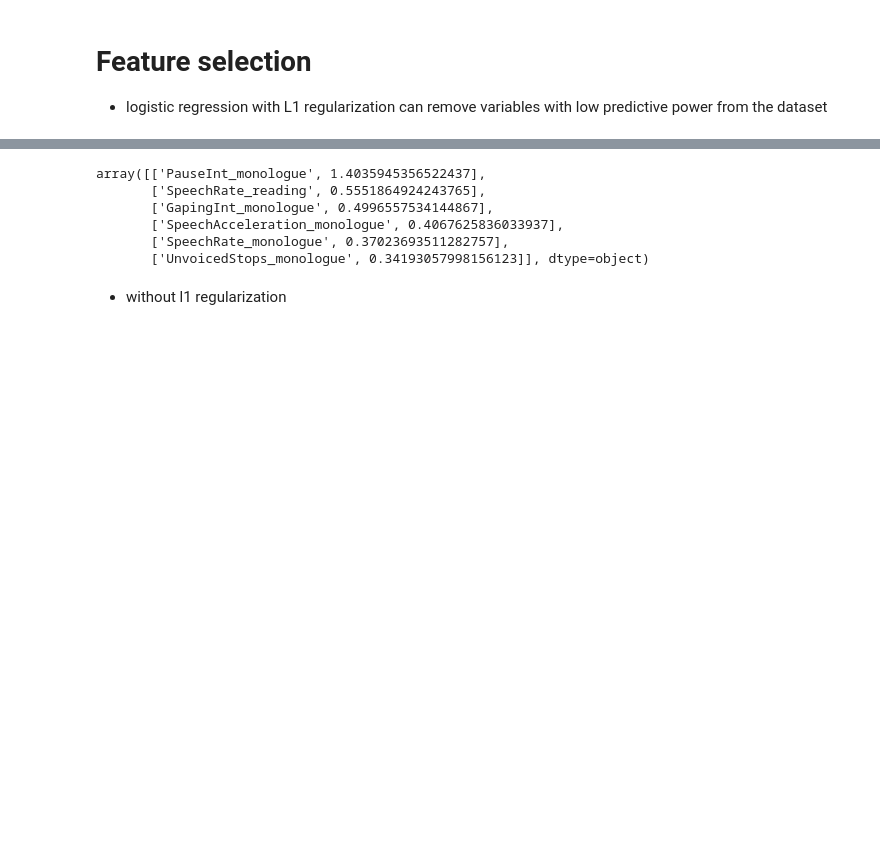
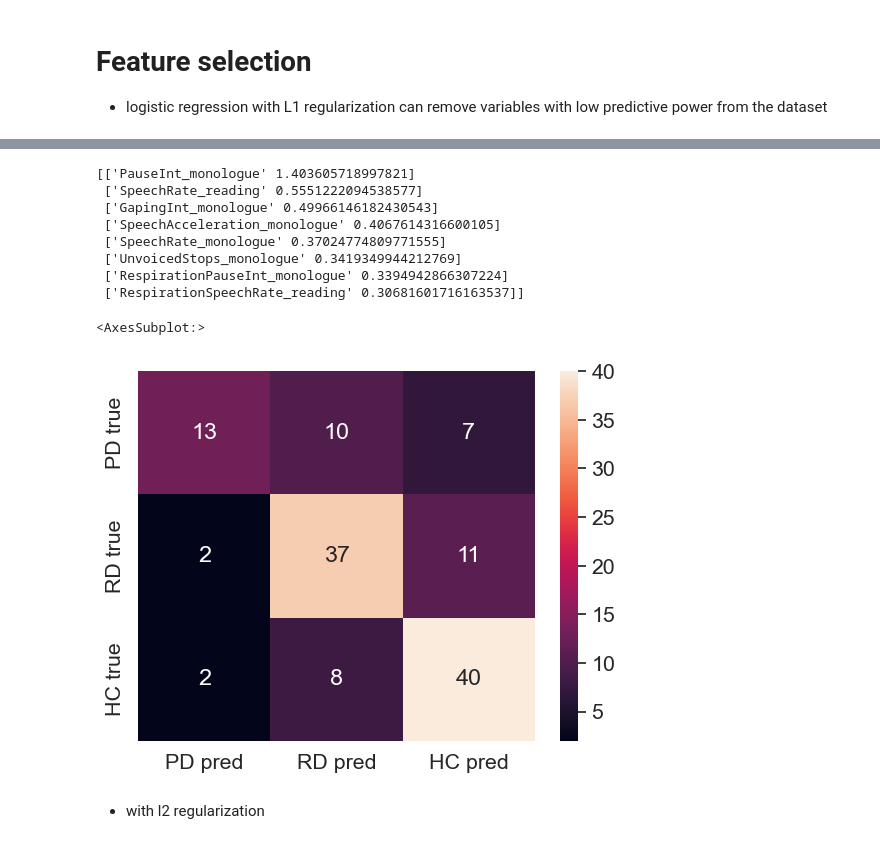
Before and after one commit to JanLubojacky/AEDA_semestralka, a Jupyter notebook: clustering.ipynb, the cells around one changed output, grey strips where cells are left out. Saved outputs shown, nothing was run; the diff lists cells and outputs as text; code cells hidden in the pictures; blank space fills up the shorter version.

```diff
--- a/clustering.ipynb
+++ b/clustering.ipynb
@@ -95,32 +172,46 @@ plt.show()
 # %%
-num_of_variables_displayed = 6
+num_of_variables_displayed = 8
 # %%
 # Standardize the train and test sample
 scaler = StandardScaler()
 X_std = scaler.fit_transform(X)
 
 # Perform GridSearchCV to tune best-fit LR model
 param = {'C': np.linspace(10**-2, 10**2, 15)}
 
 lr_model = LogisticRegression(penalty='l1', solver='liblinear')
 gs_model = GridSearchCV(estimator=lr_model, param_grid=param)
 gs_model.fit(X_std, y)
 
 # Train a LR model with best parameters
 model = LogisticRegression(**gs_model.best_params_, penalty='l1', solver='liblinear')
 model.fit(X_std, y)
 
 d = np.column_stack((np.array(X.columns),abs(model.coef_[0])))
-d[d[:, 1].argsort()][::-1][:num_of_variables_displayed]
+significant_varsl1 = d[d[:, 1].argsort()][::-1]
+print(significant_varsl1[:num_of_variables_displayed])
+
+y_pred = model.predict(X_std)
+
+cmtx = confusion_matrix(y, y_pred, labels=[1, 2, 3])
+
+df_cm = pd.DataFrame(cmtx, columns=["PD pred","RD pred","HC pred"])
+df_cm.index = ["PD true","RD true","HC true"]
+sn.set(font_scale=1.4) # for label size
+sn.heatmap(df_cm, annot=True) # font size
 # %% [output]
-array([['PauseInt_monologue', 1.4035945356522437],
-       ['SpeechRate_reading', 0.5551864924243765],
-       ['GapingInt_monologue', 0.4996557534144867],
-       ['SpeechAcceleration_monologue', 0.4067625836033937],
-       ['SpeechRate_monologue', 0.37023693511282757],
-       ['UnvoicedStops_monologue', 0.34193057998156123]], dtype=object)
+[['PauseInt_monologue' 1.403605718997821]
+ ['SpeechRate_reading' 0.5551222094538577]
+ ['GapingInt_monologue' 0.49966146182430543]
+ ['SpeechAcceleration_monologue' 0.4067614316600105]
+ ['SpeechRate_monologue' 0.37024774809771555]
+ ['UnvoicedStops_monologue' 0.3419349944212769]
+ ['RespirationPauseInt_monologue' 0.3394942866307224]
+ ['RespirationSpeechRate_reading' 0.30681601716163537]]
+<AxesSubplot:>
+[figure, added]
 # %% [markdown]
-- without l1 regularization
+- with l2 regularization
 # %%
 # Standardize the train and test sample
 scaler = StandardScaler()
```
Also changed, not shown: parts of 13 cells of this notebook, 2 other files.
